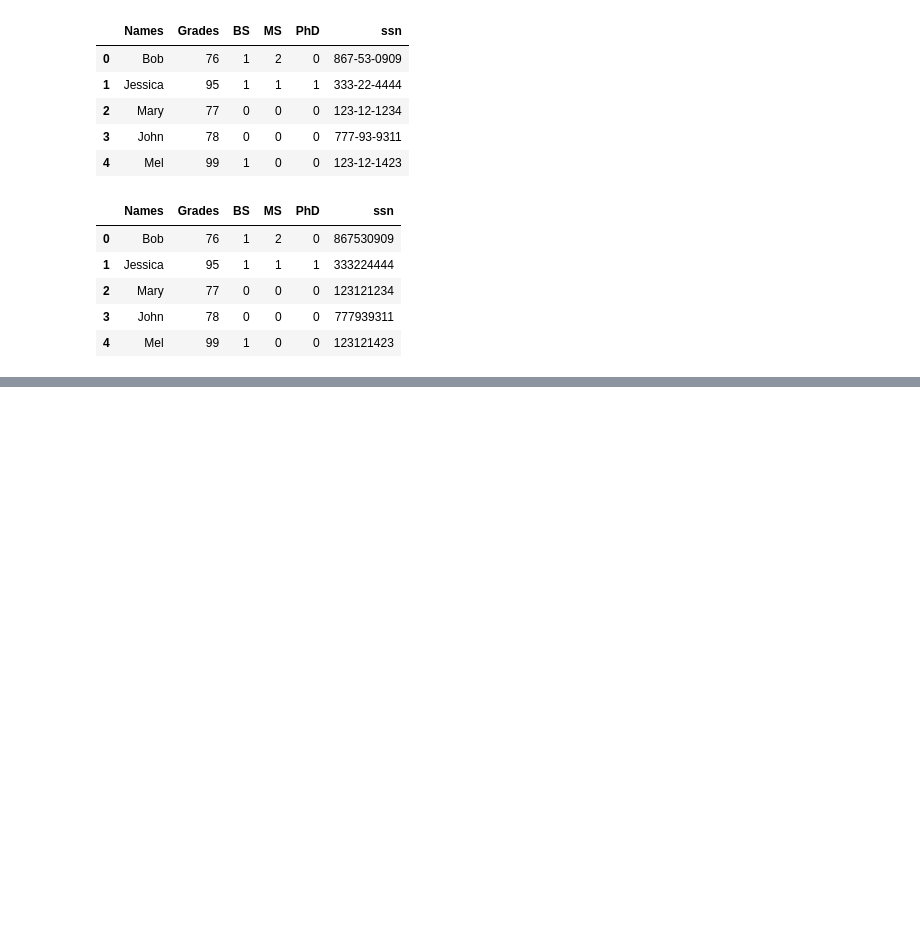
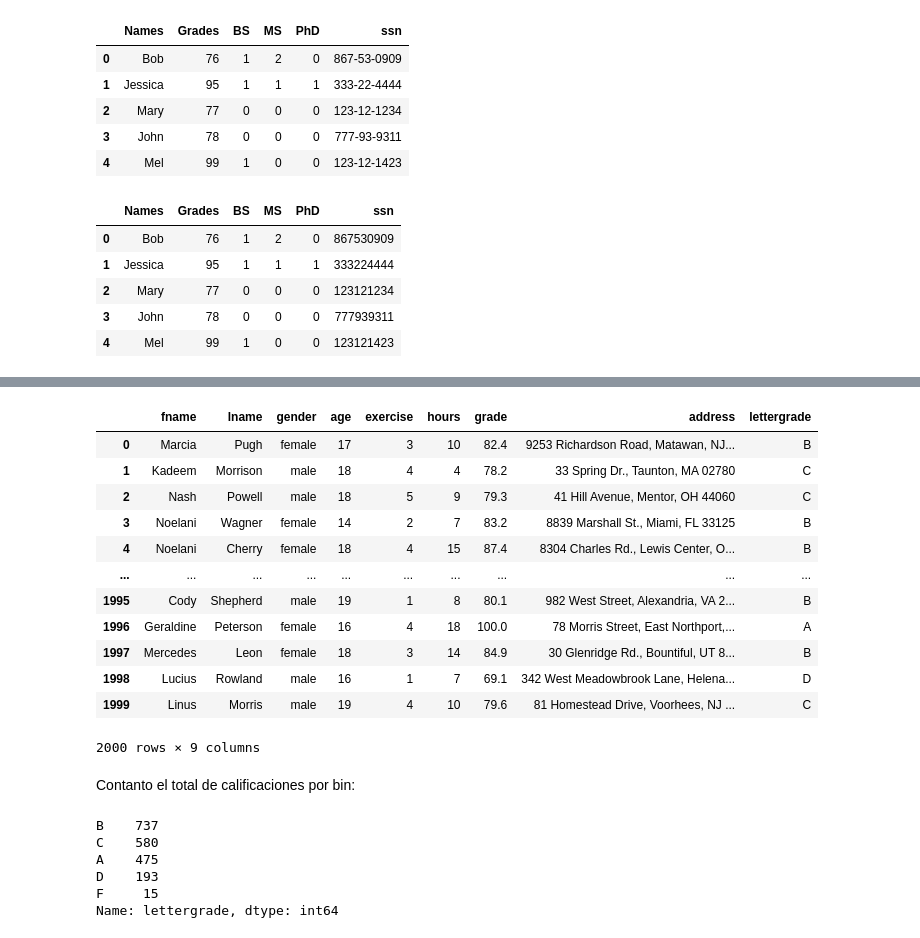
Before and after one commit to MarianaArzapalo/1-ADescDatos, a Jupyter notebook: 01-li-datos.ipynb, the cells around one changed output, grey strips where cells are left out. Cells and saved outputs as stored; diff of their text form; code cells hidden in the pictures; blank space fills up the shorter version.

Commit message:
Nuevas columnas por diferentes criterios...

```diff
--- a/01-li-datos.ipynb
+++ b/01-li-datos.ipynb
@@ -563,2 +565,9 @@ df
 
 La categorización de los datos en bins (tipo cubos o categorías) es una tarea común dentro de la limpieza de datos.
+# %%
+import pandas as pd
+
+Location = "datasets/gradedata.csv"
+df = pd.read_csv(Location)
+
+df.head()
@@ -564,0 +581,35 @@ La categorización de los datos en bins (tipo cubos o categorías) es una tarea
+# %%
+# Create the bin dividers
+bins = [0, 60, 70, 80, 90, 100]
+
+# Create names for the four groups
+group_names = ['F', 'D', 'C', 'B', 'A']
+
+df['lettergrade'] = pd.cut(df['grade'], bins, labels=group_names)
+
+df
+# %% [output]
+|  | fname | lname | gender | age | exercise | hours | grade | address | lettergrade |
+| 0 | Marcia | Pugh | female | 17 | 3 | 10 | 82.4 | 9253 Richardson Road, Matawan, NJ... | B |
+| 1 | Kadeem | Morrison | male | 18 | 4 | 4 | 78.2 | 33 Spring Dr., Taunton, MA 02780 | C |
+| 2 | Nash | Powell | male | 18 | 5 | 9 | 79.3 | 41 Hill Avenue, Mentor, OH 44060 | C |
+| 3 | Noelani | Wagner | female | 14 | 2 | 7 | 83.2 | 8839 Marshall St., Miami, FL 33125 | B |
+| 4 | Noelani | Cherry | female | 18 | 4 | 15 | 87.4 | 8304 Charles Rd., Lewis Center, O... | B |
+| ... | ... | ... | ... | ... | ... | ... | ... | ... | ... |
+| 1995 | Cody | Shepherd | male | 19 | 1 | 8 | 80.1 | 982 West Street, Alexandria, VA 2... | B |
+| 1996 | Geraldine | Peterson | female | 16 | 4 | 18 | 100.0 | 78 Morris Street, East Northport,... | A |
+| 1997 | Mercedes | Leon | female | 18 | 3 | 14 | 84.9 | 30 Glenridge Rd., Bountiful, UT 8... | B |
+| 1998 | Lucius | Rowland | male | 16 | 1 | 7 | 69.1 | 342 West Meadowbrook Lane, Helena... | D |
+| 1999 | Linus | Morris | male | 19 | 4 | 10 | 79.6 | 81 Homestead Drive, Voorhees, NJ ... | C |
+2000 rows × 9 columns
+# %% [markdown]
+Contanto el total de calificaciones por bin:
+# %%
+pd.value_counts(df['lettergrade'])
+# %% [output]
+B    737
+C    580
+A    475
+D    193
+F     15
+Name: lettergrade, dtype: int64
```
Also changed, not shown: parts of 15 cells of this notebook.
